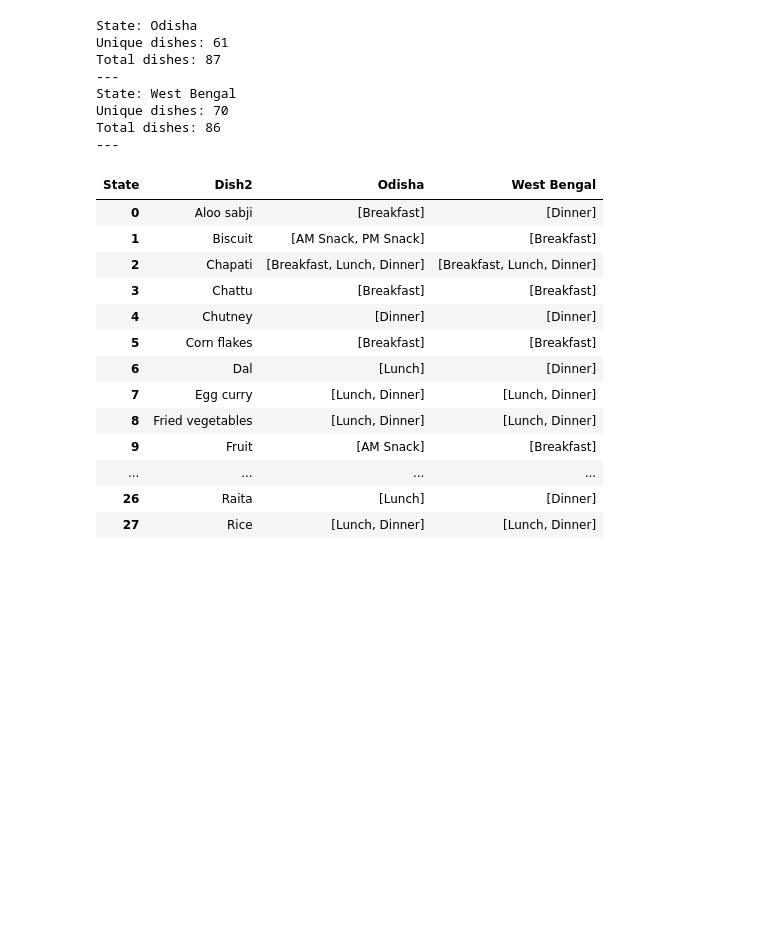
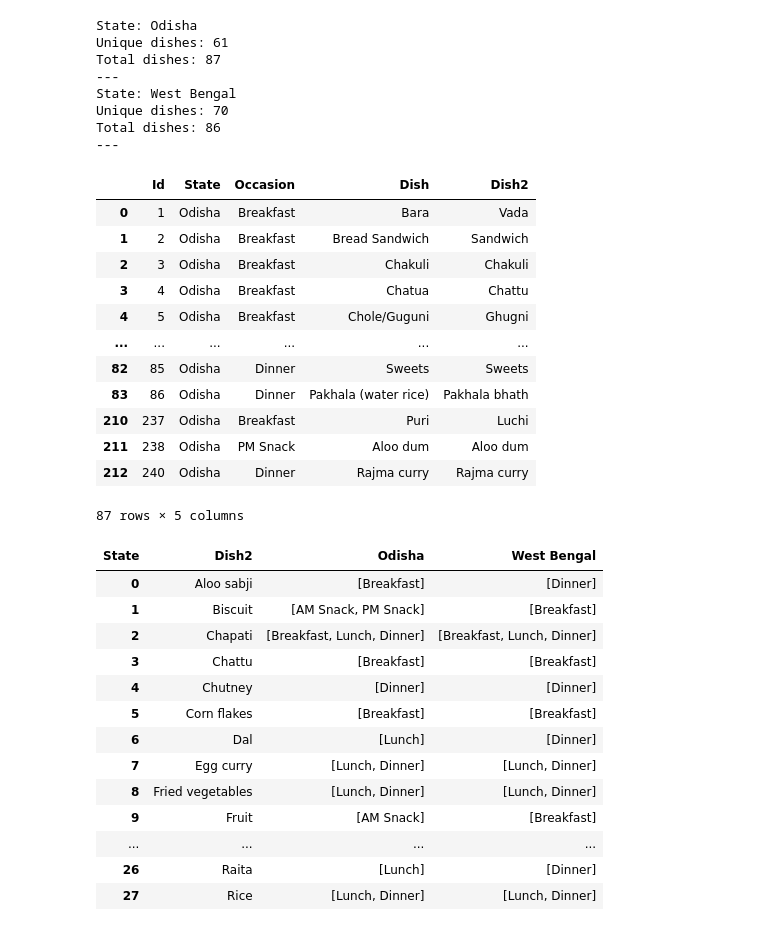
Before and after one commit to rochiecuevas/FoodChoice, a Jupyter notebook: Expert_Elicitation.ipynb, the cells around one changed output. Cells and saved outputs as stored; diff of their text form; code cells hidden in the pictures; blank space fills up the shorter version.

```diff
--- a/Expert_Elicitation.ipynb
+++ b/Expert_Elicitation.ipynb
@@ -143,6 +143,22 @@ State: West Bengal
 Unique dishes: 70
 Total dishes: 86
 ---
+# %%
+df_state2[0]
+# %% [output]
+|  | Id | State | Occasion | Dish | Dish2 |
+| 0 | 1 | Odisha | Breakfast | Bara | Vada |
+| 1 | 2 | Odisha | Breakfast | Bread Sandwich | Sandwich |
+| 2 | 3 | Odisha | Breakfast | Chakuli | Chakuli |
+| 3 | 4 | Odisha | Breakfast | Chatua | Chattu |
+| 4 | 5 | Odisha | Breakfast | Chole/Guguni | Ghugni |
+| ... | ... | ... | ... | ... | ... |
+| 82 | 85 | Odisha | Dinner | Sweets | Sweets |
+| 83 | 86 | Odisha | Dinner | Pakhala (water rice) | Pakhala bhath |
+| 210 | 237 | Odisha | Breakfast | Puri | Luchi |
+| 211 | 238 | Odisha | PM Snack | Aloo dum | Aloo dum |
+| 212 | 240 | Odisha | Dinner | Rajma curry | Rajma curry |
+87 rows × 5 columns
 # %%
 # Which dishes are common between states? (exclude special occasions)
 dish_list_OD = df2[df2["State"] == "Odisha"]["Dish2"].to_list() # list of dishes in Odisha
```
Also changed, not shown: parts of 30 cells of this notebook.
